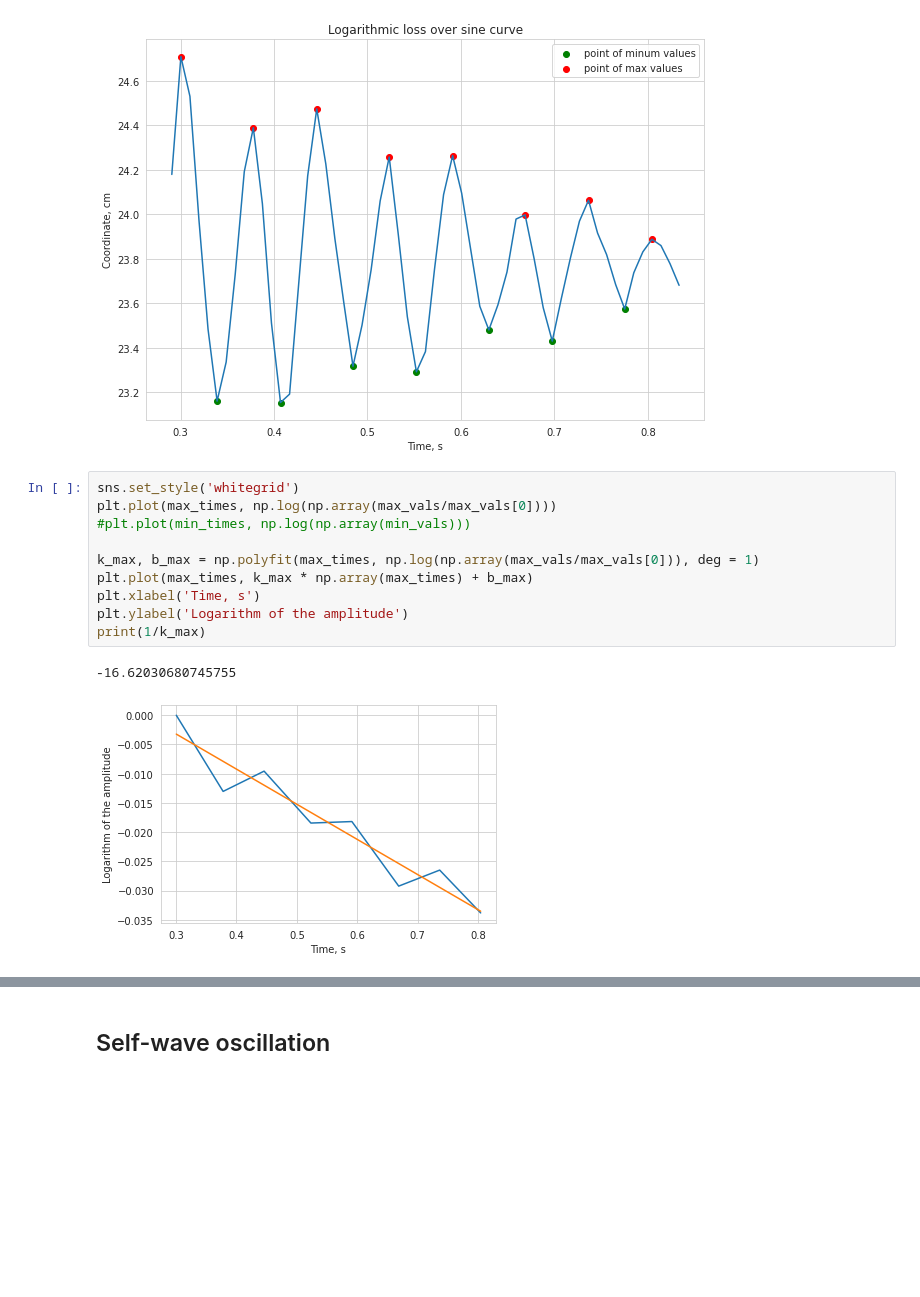
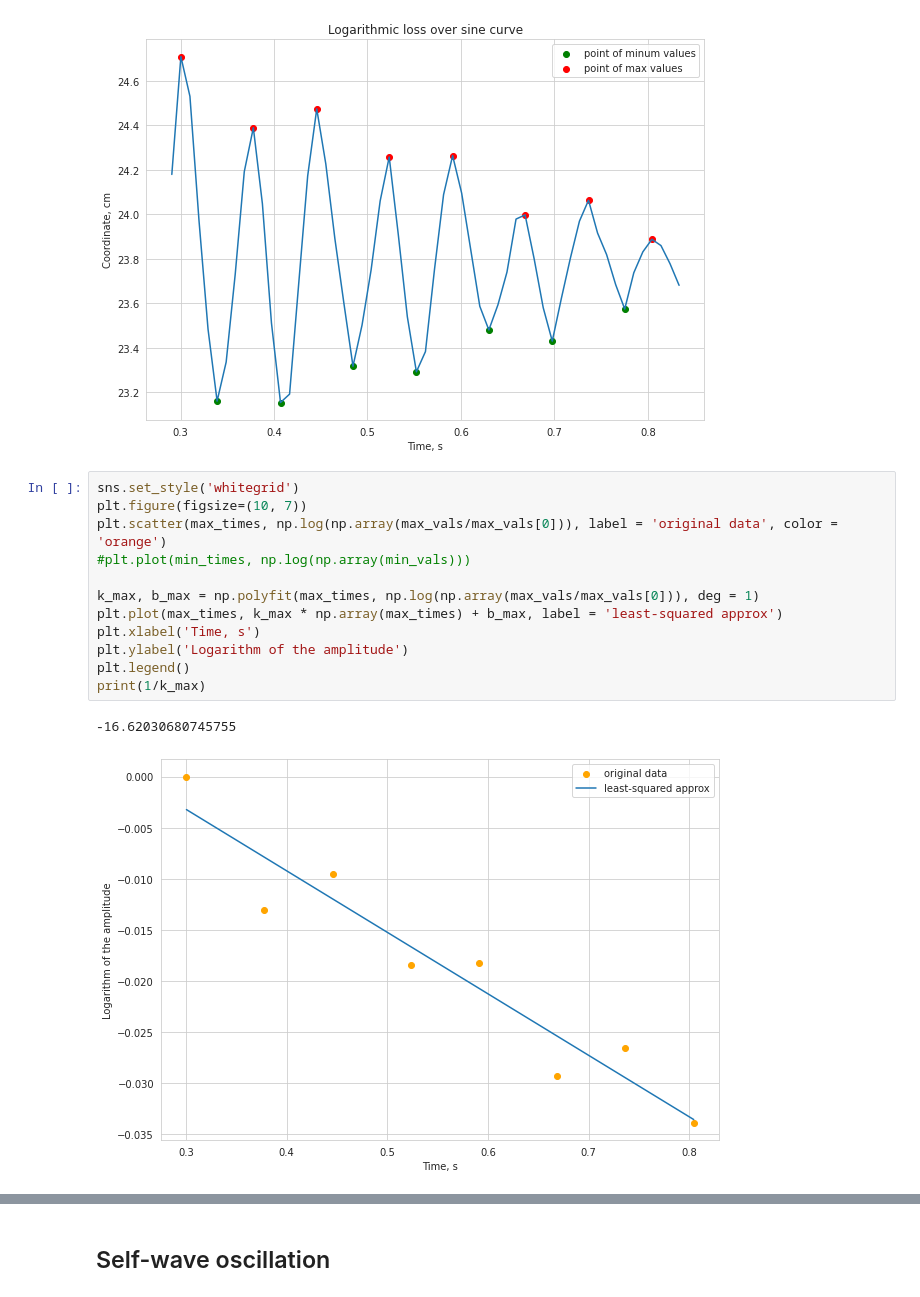
Before and after one commit to hK04/ProjectCourseMIPT, a Jupyter notebook: Project/main.ipynb, the cells around one changed output, grey strips where cells are left out. Drawn from its saved outputs; the diff is of its cells as text; blank space fills up the shorter version.

```diff
--- a/Project/main.ipynb
+++ b/Project/main.ipynb
@@ -563,17 +566,19 @@ plt.legend()
 [figure]
 # %%
 sns.set_style('whitegrid')
-plt.plot(max_times, np.log(np.array(max_vals/max_vals[0])))
+plt.figure(figsize=(10, 7))
+plt.scatter(max_times, np.log(np.array(max_vals/max_vals[0])), label = 'original data', color = 'orange')
 #plt.plot(min_times, np.log(np.array(min_vals)))
 
 k_max, b_max = np.polyfit(max_times, np.log(np.array(max_vals/max_vals[0])), deg = 1)
-plt.plot(max_times, k_max * np.array(max_times) + b_max)
+plt.plot(max_times, k_max * np.array(max_times) + b_max, label = 'least-squared approx')
 plt.xlabel('Time, s')
 plt.ylabel('Logarithm of the amplitude')
+plt.legend()
 print(1/k_max)
 # %% [output]
 -16.62030680745755
-[figure, old version]
+[figure, new version]
 # %%
 sns.set_style('whitegrid')
 #plt.plot(max_times, np.log(np.array(max_vals)))
```
Also changed, not shown: parts of 28 cells of this notebook.
